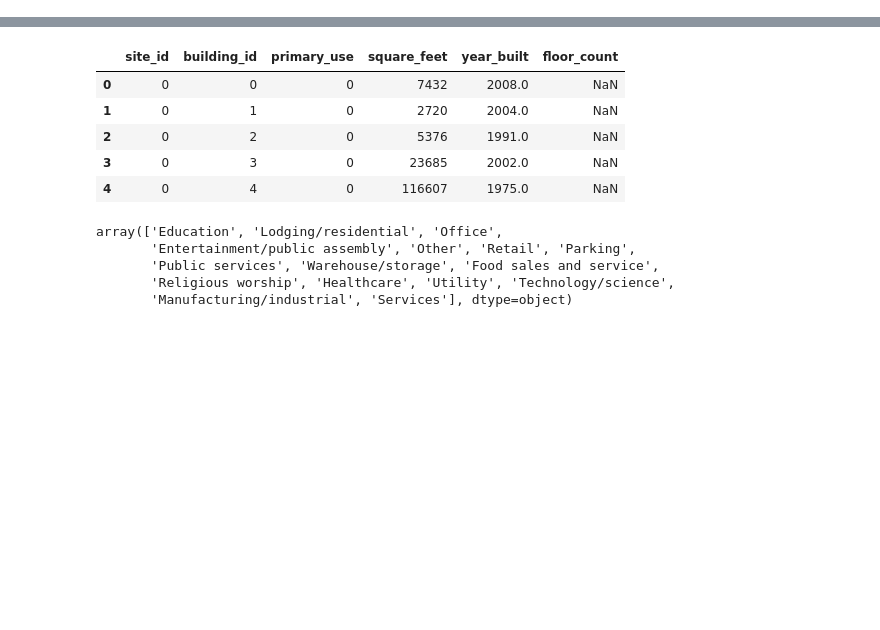
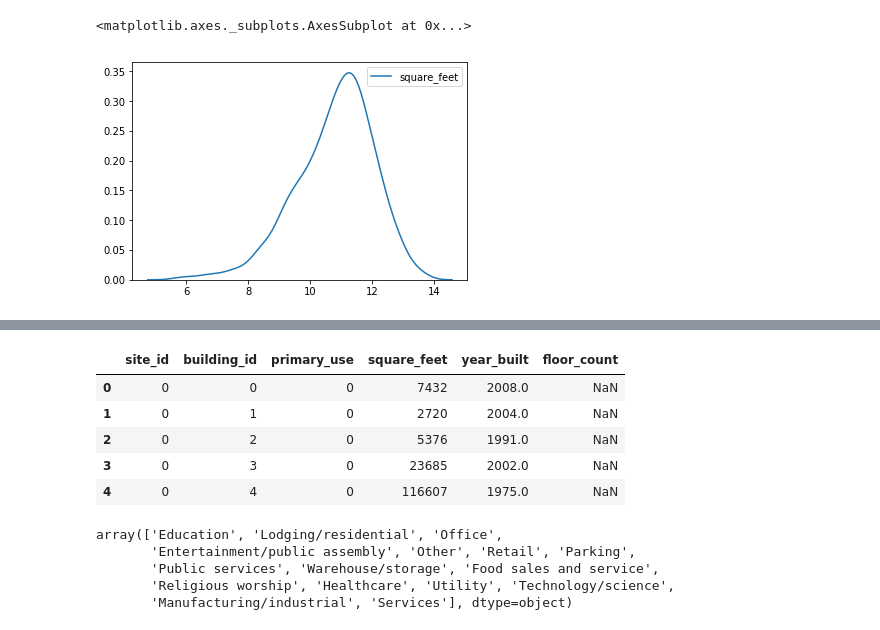
Before and after one commit to lacalling/kaggle-ashrae, a Jupyter notebook: ashrae.ipynb, the cells around one changed output, grey strips where cells are left out. Drawn from its saved outputs; the diff is of its cells as text; code cells hidden in the pictures; blank space fills up the shorter version.

```diff
--- a/ashrae.ipynb
+++ b/ashrae.ipynb
@@ -10,0 +81,5 @@ weather_train['timestamp'] = pd.to_datetime(weather_train['timestamp'])
+# %%
+sns.kdeplot(np.log1p(building["square_feet"]))
+# %% [output]
+<matplotlib.axes._subplots.AxesSubplot at 0x...>
+[figure, added]
```
Also changed, not shown: parts of 17 cells of this notebook.
